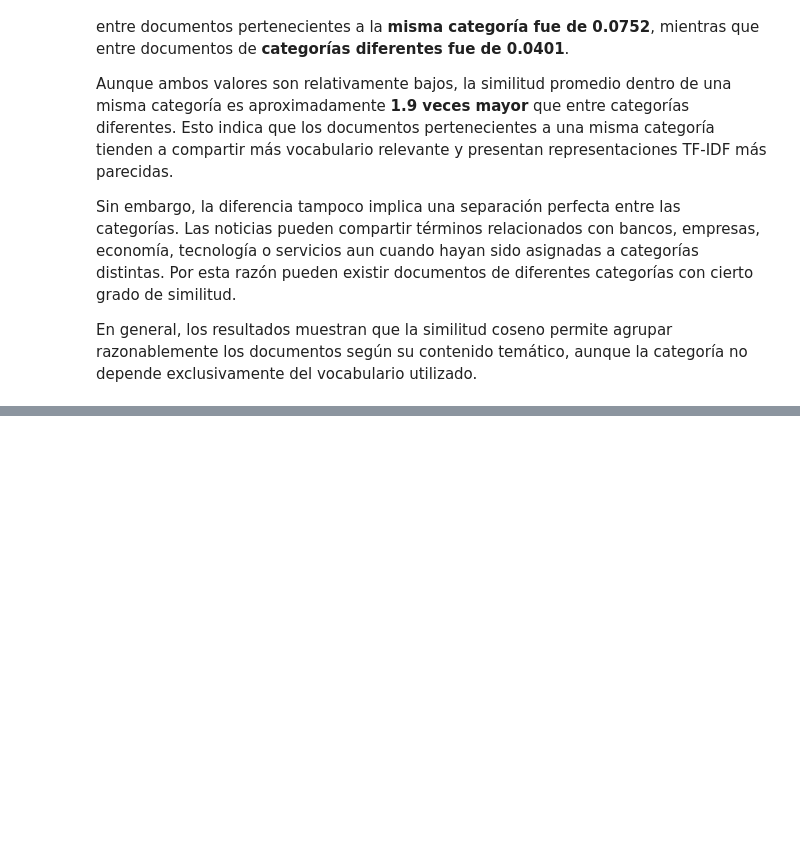
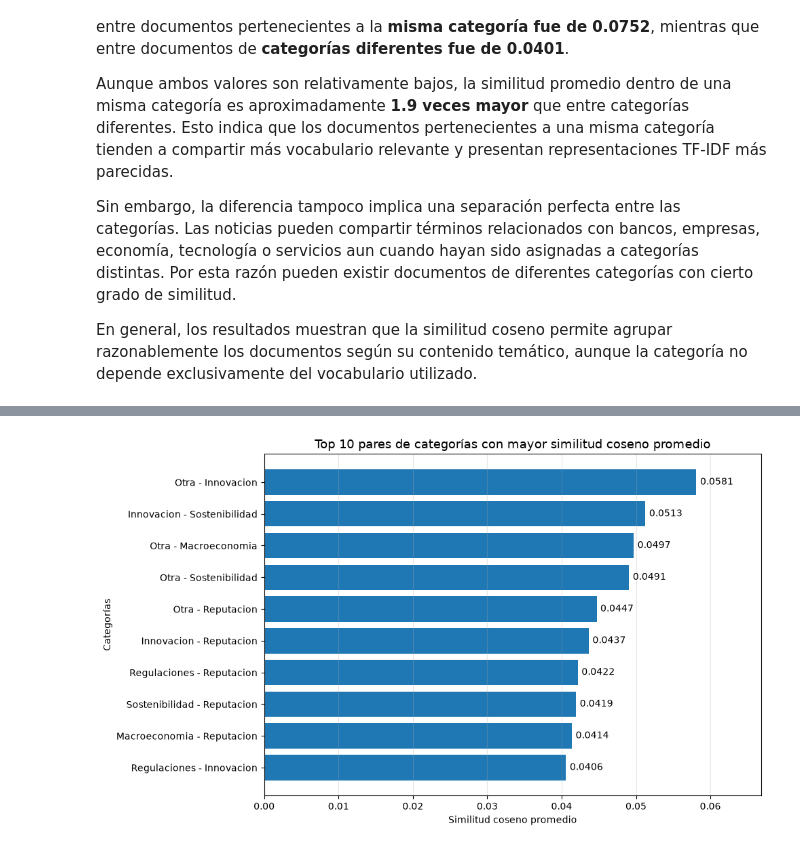
Before and after one commit to Cynthiss/NLP, a Jupyter notebook: lab2_nlp/Lab_2.ipynb, the cells around one changed output, grey strips where cells are left out. Drawn from its saved outputs; the diff is of its cells as text; code cells hidden in the pictures; blank space fills up the shorter version.

Commit message:
Analisis
agregar analisis de similitud entre categorias

```diff
--- a/lab2_nlp/Lab_2.ipynb
+++ b/lab2_nlp/Lab_2.ipynb
@@ -1355,0 +1418,6 @@ En general, los resultados muestran que la similitud coseno permite agrupar razo
+# %%
+# Mostrar los 10 pares de categorías con mayor similitud promedio
+
+top10_categorias_similares = df_similitud_categorias.head(10)
+
+top10_categorias_similares
@@ -1355,0 +1436,59 @@ En general, los resultados muestran que la similitud coseno permite agrupar razo
+# %%
+
+# Gráfica de categorías con mayor similitud promedio
+
+
+# Trabajar con una copia para no modificar el DataFrame original
+top10_plot = top10_categorias_similares.copy()
+
+# Crear una etiqueta con el nombre de cada par de categorías
+top10_plot["Par"] = (
+    top10_plot["Categoría 1"]
+    + " - "
+    + top10_plot["Categoría 2"]
+)
+
+# Crear la gráfica
+plt.figure(figsize=(10, 6))
+
+barras = plt.barh(
+    top10_plot["Par"],
+    top10_plot["Similitud promedio"]
+)
+
+# Mostrar el par con mayor similitud en la parte superior
+plt.gca().invert_yaxis()
+
+# Agregar el valor de similitud al final de cada barra
+for barra in barras:
+    valor = barra.get_width()
+
+    plt.text(
+        valor + 0.0005,
+        barra.get_y() + barra.get_height() / 2,
+        f"{valor:.4f}",
+        va="center"
+    )
+
+# Títulos y etiquetas
+plt.title(
+    "Top 10 pares de categorías con mayor similitud coseno promedio",
+    fontsize=13
+)
+
+plt.xlabel("Similitud coseno promedio")
+plt.ylabel("Categorías")
+
+# Agregar una cuadrícula vertical para facilitar la comparación
+plt.grid(axis="x", alpha=0.3)
+
+# Dar espacio adicional para mostrar los valores
+plt.xlim(
+    0,
+    top10_plot["Similitud promedio"].max() * 1.15
+)
+
+plt.tight_layout()
+plt.show()
+# %% [output]
+[figure, added]
```
Also changed, not shown: parts of 3 cells of this notebook, 4 other files.
